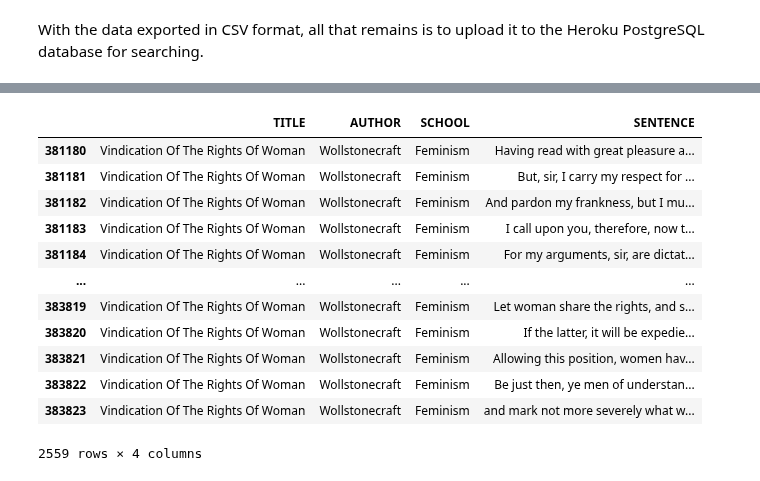
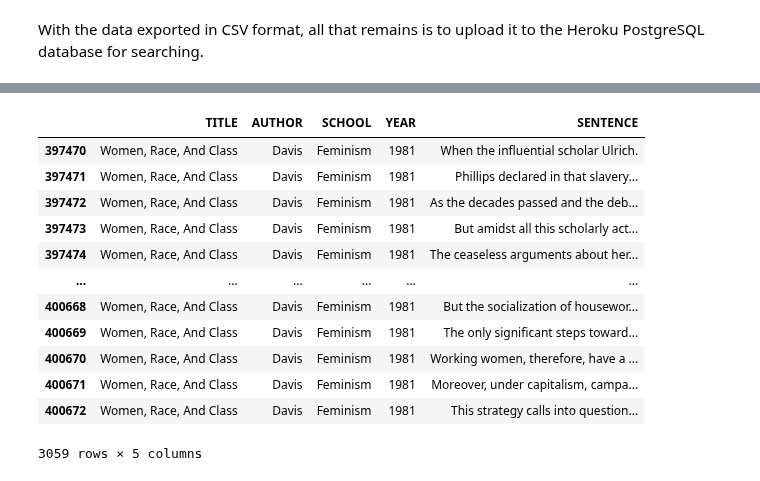
Before and after one commit to kcalizadeh/PDP_data_processing, a Jupyter notebook: data_load_clean_and_export.ipynb, the cells around one changed output, grey strips where cells are left out. Drawn from its saved outputs; the diff is of its cells as text; code cells hidden in the pictures.

Commit message:
added angela davis

```diff
--- a/data_load_clean_and_export.ipynb
+++ b/data_load_clean_and_export.ipynb
@@ -650,6 +637,8 @@ for i in range(0, len(all_texts)):
   book_dict['words to remove'] = to_rm_list[i]
   book_dict['remove capitals'] = True
   book_dict['bracketed fn'] = False
+  book_dict['publication date'] = publication_dates[i]
+  book_dict['original date'] = original_dates[i]
   book_dicts.append(book_dict)
 
 # mark the ones with bracketed footnotes
@@ -843,6 +823,8 @@ def from_raw_to_df(text_dict):
   text_df['author'] = text_dict['author']
   text_df['title'] = text_dict['title']
   text_df['school'] = text_dict['school']
+  text_df['original_publication_date'] = text_dict['original date']
+  text_df['corpus_edition_date'] = text_dict['publication date']
   text_df['sentence_str'] = text_df['sentence_spacy'].apply(lambda x: ''.join(list(str(x))))
   return text_df
 # %%
@@ -1183,3 +1165,9 @@ def lemmatize_sentence(sentence):
   return lemmatized_txt
 # %%
 df['lemmatized_str'] = df['sentence_spacy'].apply(lemmatize_sentence)
+# %%
+# cleaning up the types of the columns
+df['original_publication_date'] = df['original_publication_date'].astype(int)
+df['corpus_edition_date'] = df['corpus_edition_date'].astype(int)
+
+df.dtypes
@@ -1208,9 +1209,13 @@ With the data exported in CSV format, all that remains is to upload it to the He
 # prepare to upload to the PostgreSQL database
 for_db = df
 for_db['sentence'] = for_db['sentence_str']
+for_db['year'] = for_db['original_publication_date']
 for_db['school'] = for_db['school'].apply(lambda x: x.replace('_', ' ').title())
-for_db = for_db.drop(['sentence_spacy', 'sentence_length', 'sentence_str', 'sentence_lowered', 'tokenized_txt', 'lemmatized_str'], axis=1)
+for_db = for_db.drop(['sentence_spacy', 'sentence_length', 'corpus_edition_date',
+                      'sentence_str', 'sentence_lowered', 'tokenized_txt',
+                      'lemmatized_str', 'original_publication_date'], axis=1)
 for_db.columns = [i.upper() for i in for_db.columns]
+for_db = for_db[['TITLE', 'AUTHOR', 'SCHOOL', 'YEAR', 'SENTENCE']]
 # %%
 for_db.sample(5)
 # %% [output]
@@ -1223,19 +1228,19 @@ for_db.sample(5)
 # %%
-for_db[for_db['AUTHOR']=='Wollstonecraft']
+for_db[for_db['AUTHOR']=='Davis']
 # %% [output]
-|  | TITLE | AUTHOR | SCHOOL | SENTENCE |
-| 381180 | Vindication Of The Rights Of Woman | Wollstonecraft | Feminism | Having read with great pleasure a... |
-| 381181 | Vindication Of The Rights Of Woman | Wollstonecraft | Feminism | But, sir, I carry my respect for ... |
-| 381182 | Vindication Of The Rights Of Woman | Wollstonecraft | Feminism | And pardon my frankness, but I mu... |
-| 381183 | Vindication Of The Rights Of Woman | Wollstonecraft | Feminism | I call upon you, therefore, now t... |
-| 381184 | Vindication Of The Rights Of Woman | Wollstonecraft | Feminism | For my arguments, sir, are dictat... |
-| ... | ... | ... | ... | ... |
-| 383819 | Vindication Of The Rights Of Woman | Wollstonecraft | Feminism | Let woman share the rights, and s... |
-| 383820 | Vindication Of The Rights Of Woman | Wollstonecraft | Feminism | If the latter, it will be expedie... |
-| 383821 | Vindication Of The Rights Of Woman | Wollstonecraft | Feminism | Allowing this position, women hav... |
-| 383822 | Vindication Of The Rights Of Woman | Wollstonecraft | Feminism | Be just then, ye men of understan... |
-| 383823 | Vindication Of The Rights Of Woman | Wollstonecraft | Feminism | and mark not more severely what w... |
+|  | TITLE | AUTHOR | SCHOOL | YEAR | SENTENCE |
+| 397470 | Women, Race, And Class | Davis | Feminism | 1981 | When the influential scholar Ulrich. |
+| 397471 | Women, Race, And Class | Davis | Feminism | 1981 | Phillips declared in that slavery... |
+| 397472 | Women, Race, And Class | Davis | Feminism | 1981 | As the decades passed and the deb... |
+| 397473 | Women, Race, And Class | Davis | Feminism | 1981 | But amidst all this scholarly act... |
+| 397474 | Women, Race, And Class | Davis | Feminism | 1981 | The ceaseless arguments about her... |
+| ... | ... | ... | ... | ... | ... |
+| 400668 | Women, Race, And Class | Davis | Feminism | 1981 | But the socialization of housewor... |
+| 400669 | Women, Race, And Class | Davis | Feminism | 1981 | The only significant steps toward... |
+| 400670 | Women, Race, And Class | Davis | Feminism | 1981 | Working women, therefore, have a ... |
+| 400671 | Women, Race, And Class | Davis | Feminism | 1981 | Moreover, under capitalism, campa... |
+| 400672 | Women, Race, And Class | Davis | Feminism | 1981 | This strategy calls into question... |
-2559 rows × 4 columns
+3059 rows × 5 columns
 # %%
 len(for_db)
 # %% [output]
```
Also changed, not shown: parts of 40 cells of this notebook.
